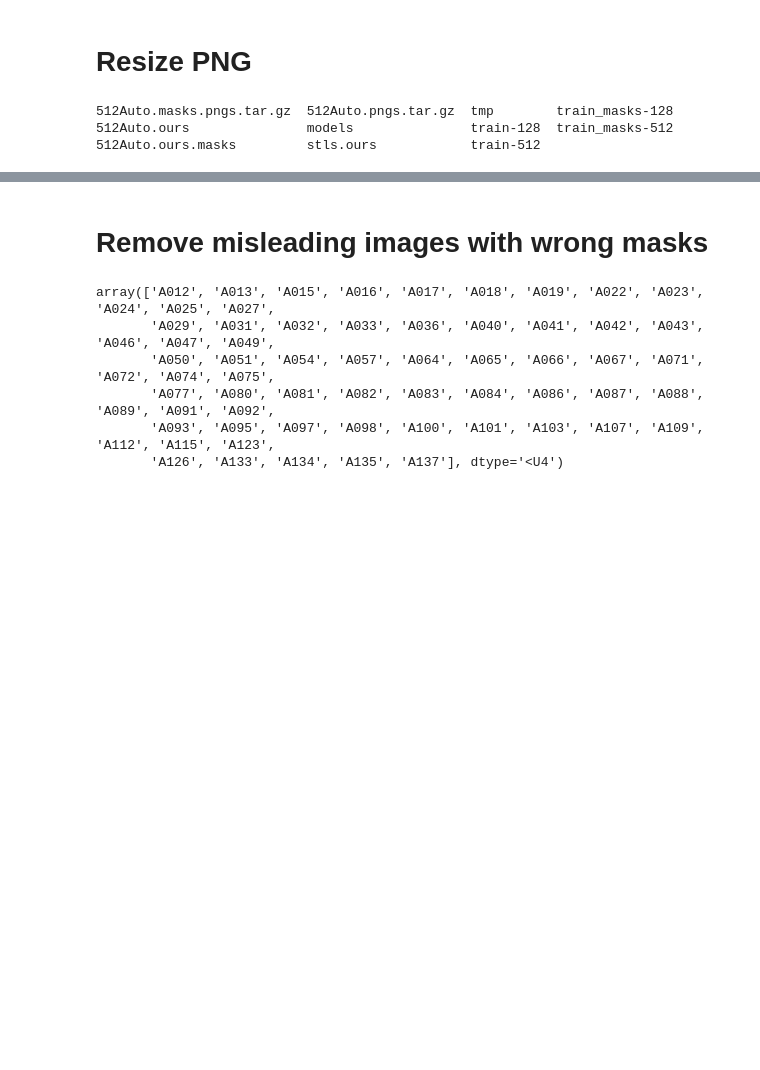
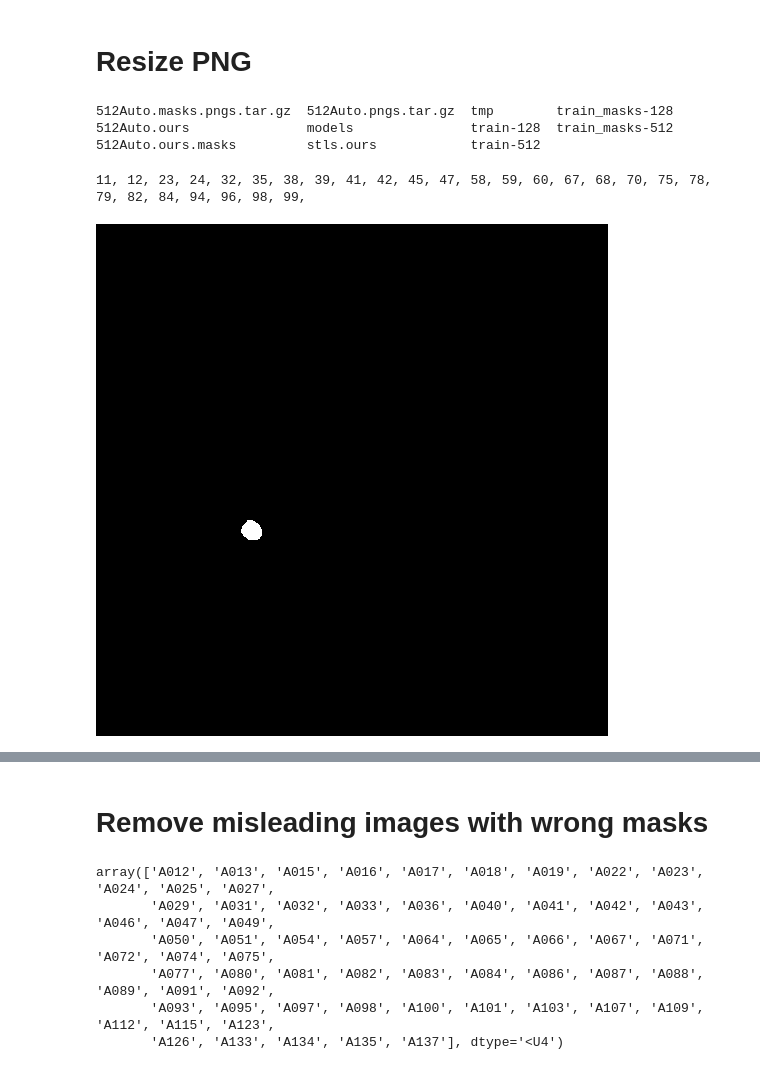
Before and after one commit to amer/2DUnet, a Jupyter notebook: inspect_aneurysm_data.ipynb, the cells around one changed output, grey strips where cells are left out. Drawn from its saved outputs; the diff is of its cells as text; code cells hidden in the pictures; blank space fills up the shorter version.

```diff
--- a/inspect_aneurysm_data.ipynb
+++ b/inspect_aneurysm_data.ipynb
@@ -297,4 +372,36 @@ show_png(index=index,kind="M")
 512Auto.masks.pngs.tar.gz  512Auto.pngs.tar.gz  tmp        train_masks-128
 512Auto.ours               models               train-128  train_masks-512
 512Auto.ours.masks         stls.ours            train-512
+# %%
+# Will return indexs of nonempty masks
+def find_nonempty_masks(files):
+    for i in range(0,len(files)):
+        fn = files[i]
+        str(fn)
+        mk = mpimg.imread(str(fn))
+        mk = mk[:,:,:3]
+        mk = mk.astype('uint8')
+        if np.sum(mk) > 0:
+            print(i,end=", ",)
+
+# find the nonempty masks in the first 100 files
+files = list((PATH/'train_masks-512').iterdir())[:100]
+find_nonempty_masks(files)
+# %% [output]
+11, 12, 23, 24, 32, 35, 38, 39, 41, 42, 45, 47, 58, 59, 60, 67, 68, 70, 75, 78, 79, 82, 84, 94, 96, 98, 99,
+# %%
+def clean_mask(fn):
+    mk = mpimg.imread(str(fn)) # read the file as a np.array
+    mk = mk[:,:,:3] # Remove the ones channel
+    mk = mk.astype('uint8') # change type
+    mk[mk > 0] = 255 # none zero is 255. (Binary classes)
+    mk = np.max(mk,axis=2) # Combine all the three channels in one channel
+    return Image.fromarray(mk)# return as an image object
+
+# plt.imshow(mk*255,"binary")
+
+fn = list((PATH/'train_masks-512').iterdir())[98]
+clean_mask(fn)
+# %% [output]
+[figure, added]
 # %%
```
Also changed, not shown: parts of 20 cells of this notebook.
